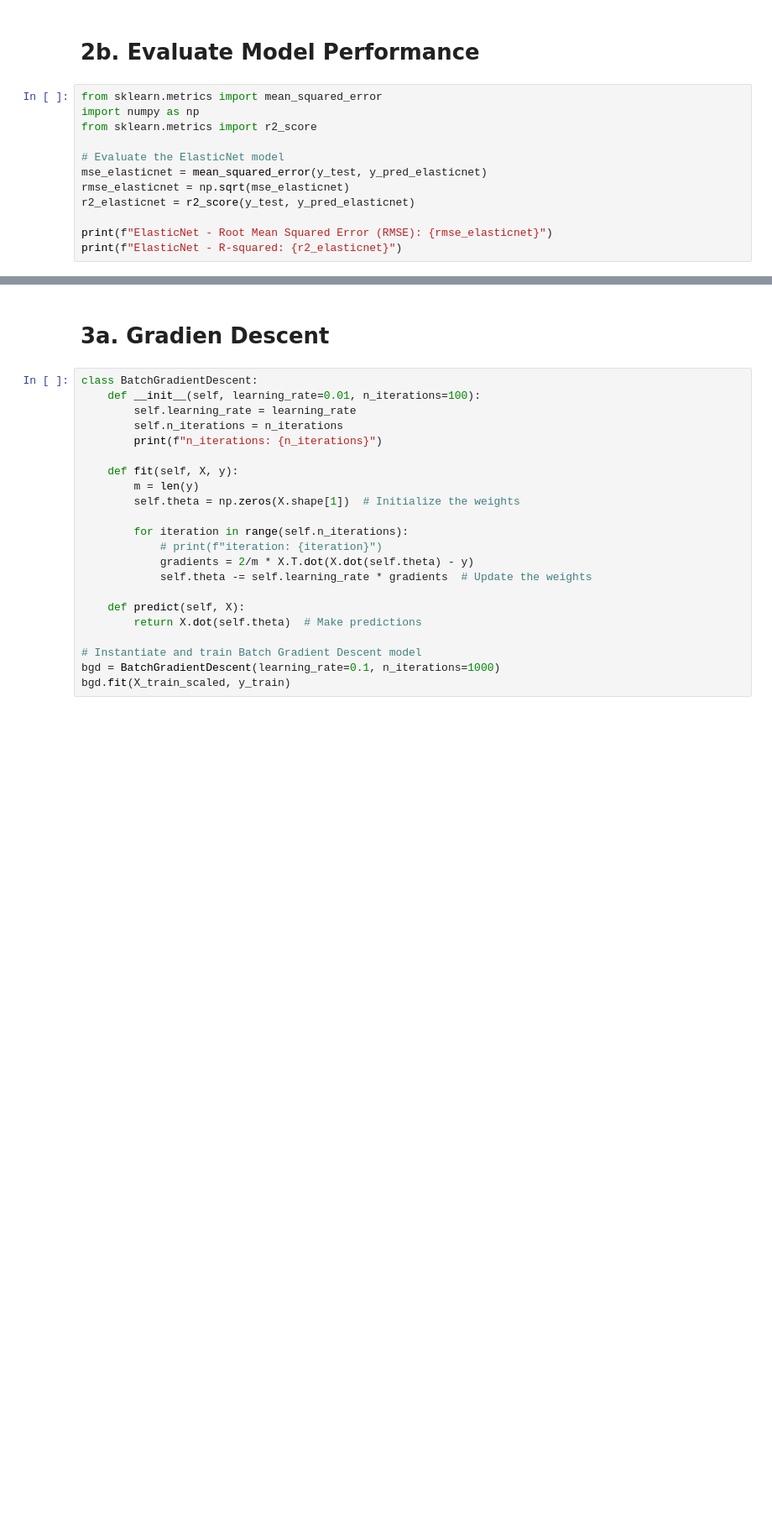
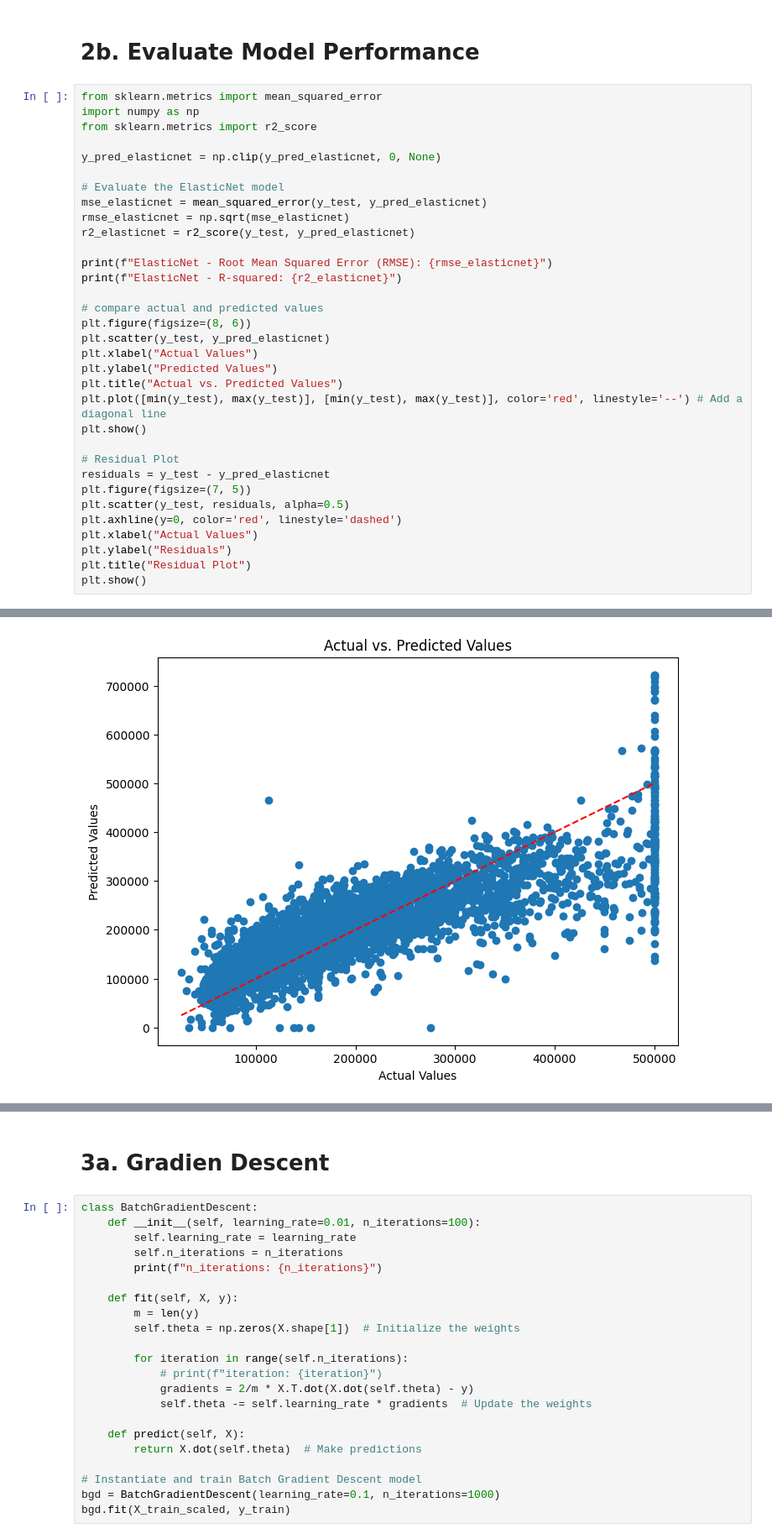
Before and after one commit to ksailesh/housing_price_project, a Jupyter notebook: Regression_Model.ipynb, the cells around one changed output, grey strips where cells are left out. Shown at 84% size. Cells and saved outputs as stored; diff of their text form; blank space fills up the shorter version.

```diff
--- a/Regression_Model.ipynb
+++ b/Regression_Model.ipynb
@@ -270,6 +294,8 @@ y_pred_elasticnet = elasticnet_model.predict(X_test_scaled)
 from sklearn.metrics import mean_squared_error
 import numpy as np
 from sklearn.metrics import r2_score
+
+y_pred_elasticnet = np.clip(y_pred_elasticnet, 0, None)
 
 # Evaluate the ElasticNet model
 mse_elasticnet = mean_squared_error(y_test, y_pred_elasticnet)
@@ -278,4 +304,23 @@ r2_elasticnet = r2_score(y_test, y_pred_elasticnet)
 
 print(f"ElasticNet - Root Mean Squared Error (RMSE): {rmse_elasticnet}")
 print(f"ElasticNet - R-squared: {r2_elasticnet}")
+
+# compare actual and predicted values
+plt.figure(figsize=(8, 6))
+plt.scatter(y_test, y_pred_elasticnet)
+plt.xlabel("Actual Values")
+plt.ylabel("Predicted Values")
+plt.title("Actual vs. Predicted Values")
+plt.plot([min(y_test), max(y_test)], [min(y_test), max(y_test)], color='red', linestyle='--') # Add a diagonal line
+plt.show()
+
+# Residual Plot
+residuals = y_test - y_pred_elasticnet
+plt.figure(figsize=(7, 5))
+plt.scatter(y_test, residuals, alpha=0.5)
+plt.axhline(y=0, color='red', linestyle='dashed')
+plt.xlabel("Actual Values")
+plt.ylabel("Residuals")
+plt.title("Residual Plot")
+plt.show()
 # %% [output]
@@ -283,0 +329 @@ ElasticNet - R-squared: 0.6291228642158839
+[figure, added]
```
Also changed, not shown: parts of 11 cells of this notebook.
